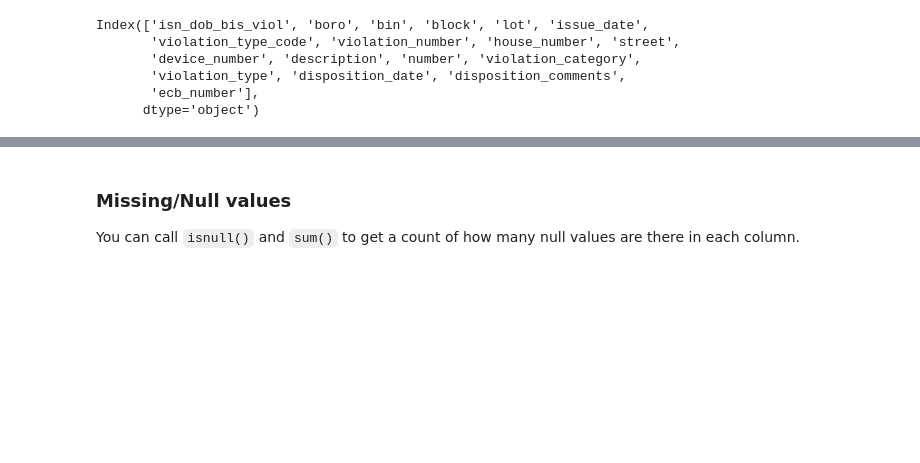
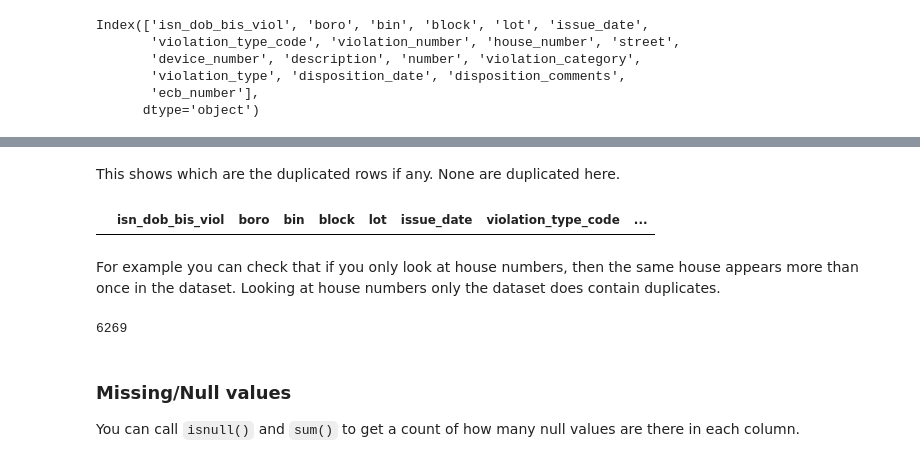
Before and after one commit to michalis0/DataScience_and_MachineLearning, a Jupyter notebook: week2/Data_Cleaning_in_Pandas.ipynb, the cells around one changed output, grey strips where cells are left out. Saved outputs shown, nothing was run; the diff lists cells and outputs as text; code cells hidden in the pictures; blank space fills up the shorter version.

```diff
--- a/week2/Data_Cleaning_in_Pandas.ipynb
+++ b/week2/Data_Cleaning_in_Pandas.ipynb
@@ -63,3 +79,15 @@ Index(['isn_dob_bis_viol', 'boro', 'bin', 'block', 'lot', 'issue_date',
+# %% [markdown]
+This shows which are the duplicated rows if any. None are duplicated here.
+# %%
+df.loc[df.duplicated()=='True', :]
+# %% [output]
+|  | isn_dob_bis_viol | boro | bin | block | lot | issue_date | violation_type_code | ... |
+# %% [markdown]
+For example you can check that if you only look at house numbers, then the same house appears more than once in the dataset. Looking at house numbers only the dataset does contain duplicates.
+# %%
+df.house_number.duplicated().sum()
+# %% [output]
+6269
 # %% [markdown]
 ### Missing/Null values
 You can call `isnull()` and `sum()` to get a count of how many null values are there in each column.
```
Also changed, not shown: parts of 21 cells of this notebook, 2 other files.
